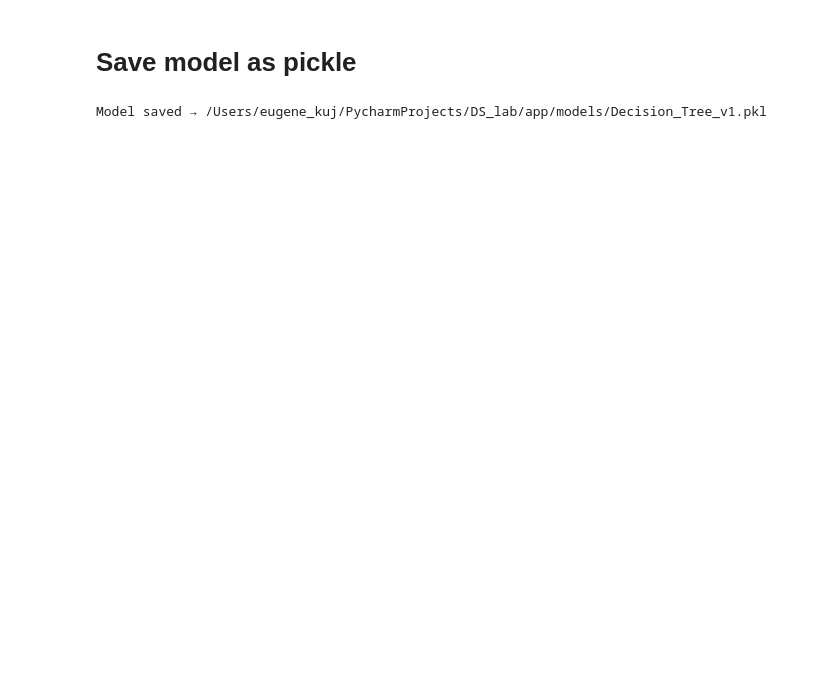
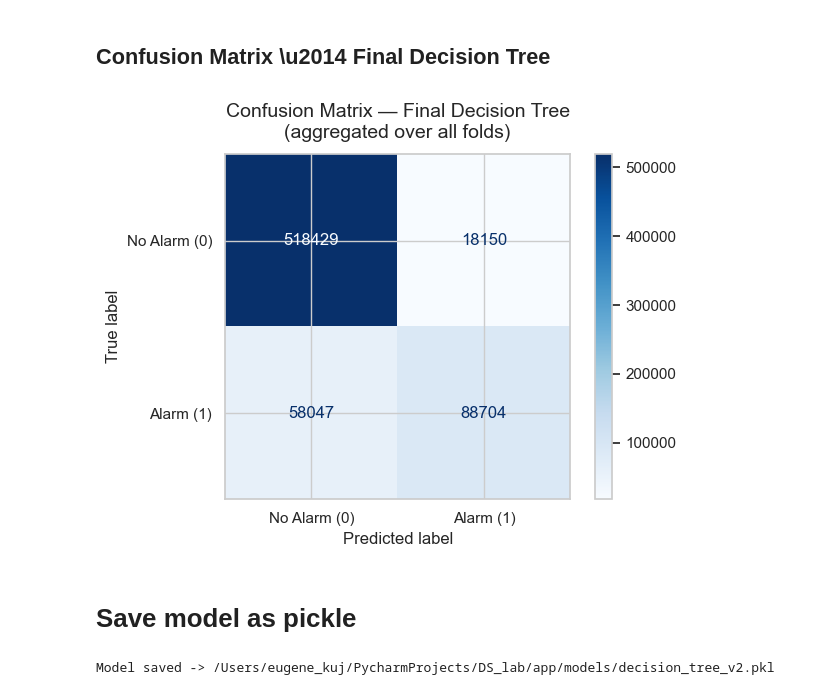
Before and after one commit to GeoChernykh/AlarmForecast, a Jupyter notebook: machine learning/ML_Decision_Tree.ipynb, the cells around one changed output. Saved outputs shown, nothing was run; the diff lists cells and outputs as text; code cells hidden in the pictures; blank space fills up the shorter version.

```diff
--- a/machine learning/ML_Decision_Tree.ipynb
+++ b/machine learning/ML_Decision_Tree.ipynb
@@ -413,0 +371,16 @@ plt.show()
+# %%
+gs_best = grid_search.best_estimator_
+
+print("-------- Per-Fold Results (GridSearch best) --------")
+scores_tuned, cm_tuned = evaluate_model(gs_best)
+
+# Pick the better model by Test F1
+if np.mean(scores_tuned["test_f1"]) >= np.mean(scores["test_f1"]):
+    tuned_model = gs_best
+    final_cm    = cm_tuned
+    print("\n[+] GridSearch model selected (better Test F1)")
+else:
+    tuned_model = model
+    final_cm    = cm
+    print("\n[!] Baseline model selected (GridSearch did not improve Test F1)")
+    print("    Reason: max_features restriction hurt single-tree performance.")
@@ -414,11 +404,31 @@ plt.show()
+# %% [markdown]
+## Confusion Matrix \u2014 Final Decision Tree
+# %%
+disp_final = ConfusionMatrixDisplay(
+    final_cm,
+    display_labels=["No Alarm (0)", "Alarm (1)"]
+)
+disp_final.plot(cmap="Blues")
+plt.title(
+    "Confusion Matrix \u2014 Final Decision Tree\n(aggregated over all folds)",
+    fontsize=14, pad=12
+)
+plt.tight_layout()
+plt.show()
+# %% [output]
+[figure, added]
 # %% [markdown]
 # Save model as pickle
 # %%
-model_path = Path("/app/models/Decision_Tree_v1.pkl")
+# Refit final model on the full dataset before saving
+X_full = X.drop(columns=["time", "region_id"])
+tuned_model.fit(X_full, y)
+
+model_path = Path("app/models/decision_tree_v2.pkl")
 
 with open(model_path, "wb") as f:
     pickle.dump(tuned_model, f)
 
-print(f"Model saved → {model_path.resolve()}")
+print(f"Model saved -> {model_path.resolve()}")
 # %% [output]
-Model saved → /Users/eugene_kuj/PycharmProjects/DS_lab/app/models/Decision_Tree_v1.pkl
+Model saved -> /Users/eugene_kuj/PycharmProjects/DS_lab/app/models/decision_tree_v2.pkl
```
Also changed, not shown: parts of 56 cells of this notebook, 4 other files.
